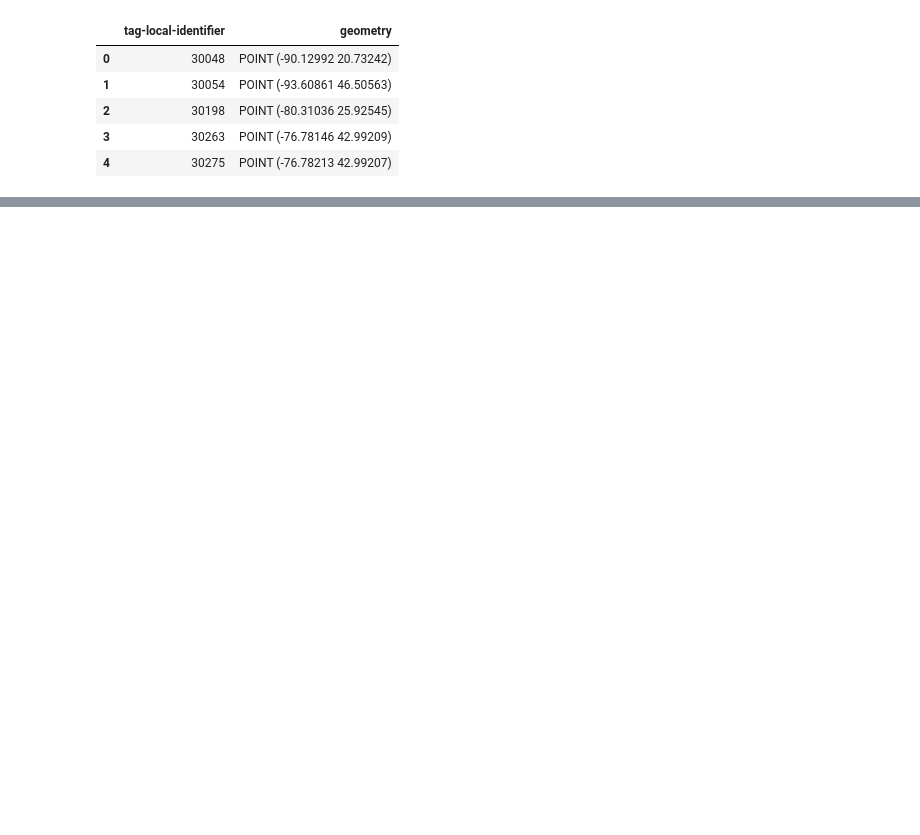
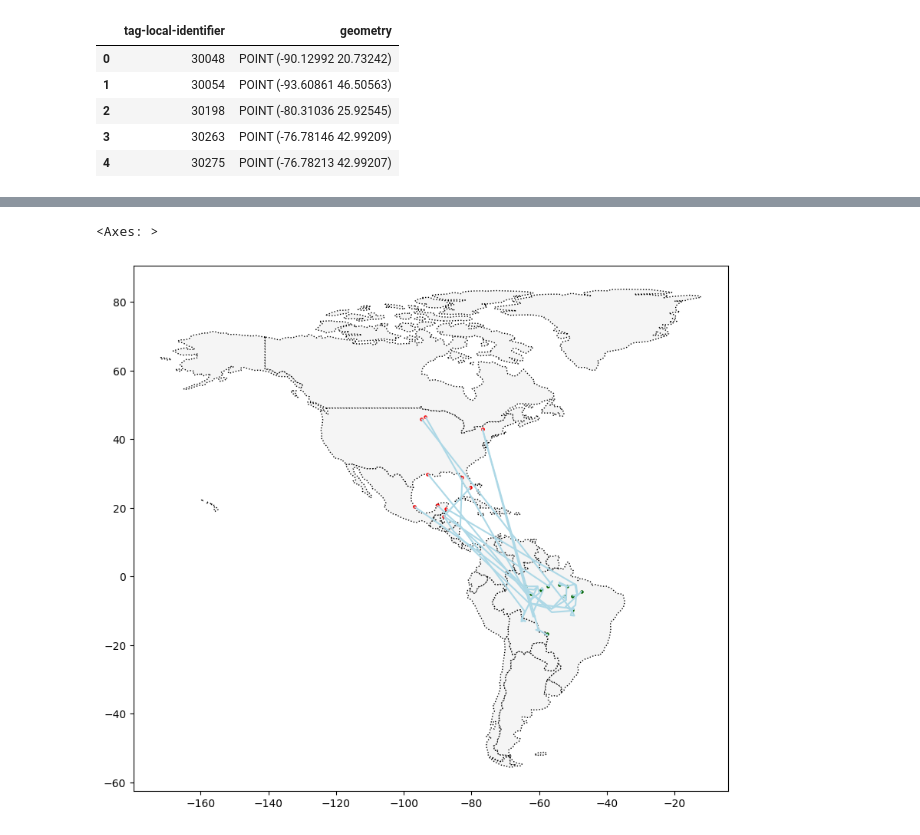
Before and after one commit to kdayeon/kimdayeonblog, a Jupyter notebook: Exercise/2. Coordinate Reference Systems.ipynb, the cells around one changed output, grey strips where cells are left out. Saved outputs shown, nothing was run; the diff lists cells and outputs as text; code cells hidden in the pictures; blank space fills up the shorter version.

```diff
--- a/Exercise/2. Coordinate Reference Systems.ipynb
+++ b/Exercise/2. Coordinate Reference Systems.ipynb
@@ -125,0 +125,7 @@ birds.head()
+# %%
+end_gdf = birds.groupby("tag-local-identifier")['geometry'].apply(list).apply(lambda x: x[-1]).reset_index()
+end_gdf = gpd.GeoDataFrame(end_gdf, geometry=end_gdf.geometry)
+end_gdf.crs = {'init' :'epsg:4326'}
+
+# Show first five rows of GeoDataFrame
+start_gdf.head()
@@ -125,0 +147,8 @@ birds.head()
+# %%
+ax = americas.plot(figsize=(10, 10), color='whitesmoke', linestyle=':', edgecolor='black')
+path_gdf.plot(ax = ax, markersize=5,color = 'lightblue')
+start_gdf.plot(ax = ax, markersize=5,color = 'red')
+end_gdf.plot(ax = ax, markersize=5,color="darkgreen")
+# %% [output]
+<Axes: >
+[figure, added]
```
Also changed, not shown: parts of 21 cells of this notebook, 12 other files.
